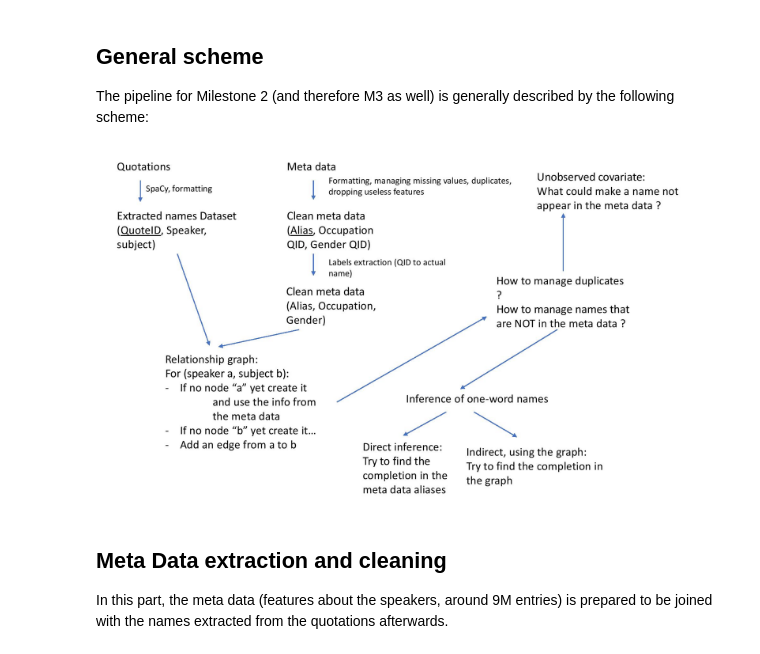
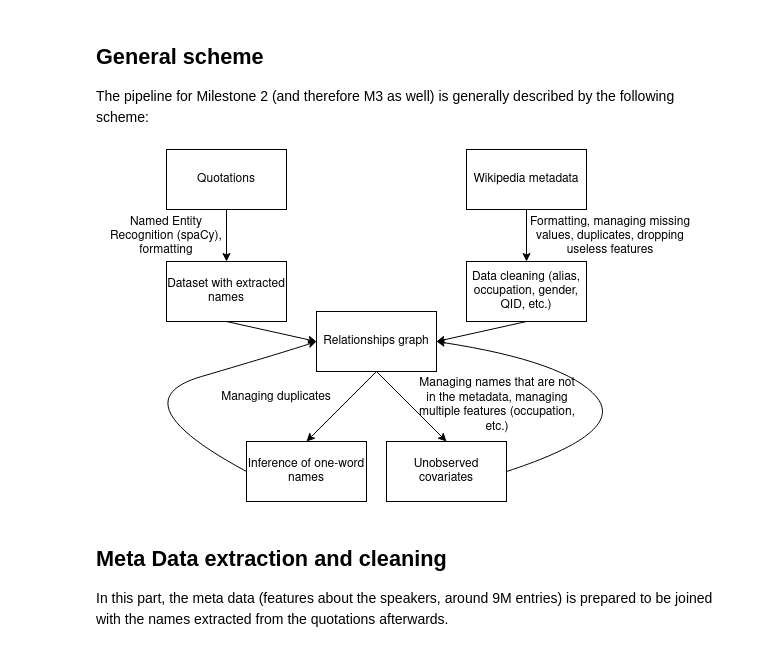
Before and after one commit to epfl-ada/ada-2021-project-applieddatatourists, a Jupyter notebook: Milestone_2.ipynb, the cells around one changed output. Saved outputs shown, nothing was run; the diff lists cells and outputs as text; code cells hidden in the pictures.

```diff
--- a/Milestone_2.ipynb
+++ b/Milestone_2.ipynb
@@ -12,9 +12,9 @@ Mounted at /content/drive
 The pipeline for Milestone 2 (and therefore M3 as well) is generally described by the following scheme:
 # %%
 from IPython.display import Image
-Image('/content/drive/MyDrive/Milestone2_scheme.jpg')
+Image('/content/drive/MyDrive/scheme.png')
 # %% [output]
-[figure, old version]
+[figure, new version]
 # %% [markdown]
 ## Meta Data extraction and cleaning
 In this part, the meta data (features about the speakers, around 9M entries) is prepared to be joined with the names extracted from the quotations afterwards.
```
Also changed, not shown: parts of 1 cell of this notebook.
